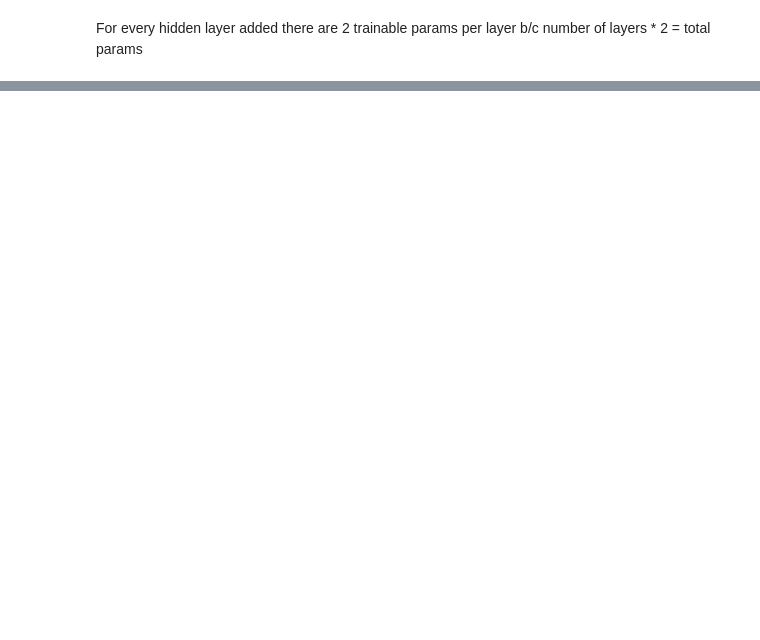
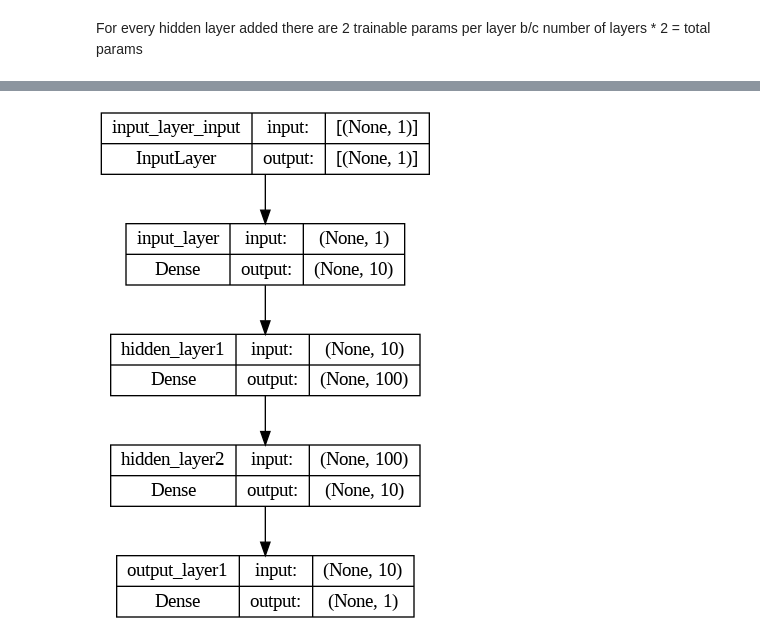
Before and after one commit to pranavrao87/Machine-Learning, a Jupyter notebook: Neural Network Regression/01_neural_network_regression_w__tensorflow.ipynb, the cells around one changed output, grey strips where cells are left out. Drawn from its saved outputs; the diff is of its cells as text; code cells hidden in the pictures; blank space fills up the shorter version.

```diff
--- a/Neural Network Regression/01_neural_network_regression_w__tensorflow.ipynb
+++ b/Neural Network Regression/01_neural_network_regression_w__tensorflow.ipynb
@@ -383,0 +429,17 @@ model.fit(X_train, y_train, epochs=100, verbose=0)
+# %%
+# Experimenting w/ # of hidden layers and trainable params/total params
+tf.random.set_seed(42)
+
+# 1. Create model
+model = tf.keras.Sequential([
+   tf.keras.layers.Dense(10, input_shape=[1], name = "input_layer"), #input_shape = 1 b/c both X[0] and y[0] are scalars w/ shape of [1] or 1 number
+   tf.keras.layers.Dense(100, name="hidden_layer1"),
+   tf.keras.layers.Dense(10, name="hidden_layer2"),
+   tf.keras.layers.Dense(1, name="output_layer1")
+], name = "model_2")
+
+# 2. Compile model
+model.compile(loss = tf.keras.losses.mae,
+              optimizer=tf.keras.optimizers.SGD(),
+              metrics=["mae"])
+model.summary()
@@ -383,0 +464,4 @@ model.fit(X_train, y_train, epochs=100, verbose=0)
+# %%
+plot_model(model=model, show_shapes=True)
+# %% [output]
+[figure, added]
```
Also changed, not shown: parts of 57 cells of this notebook.
